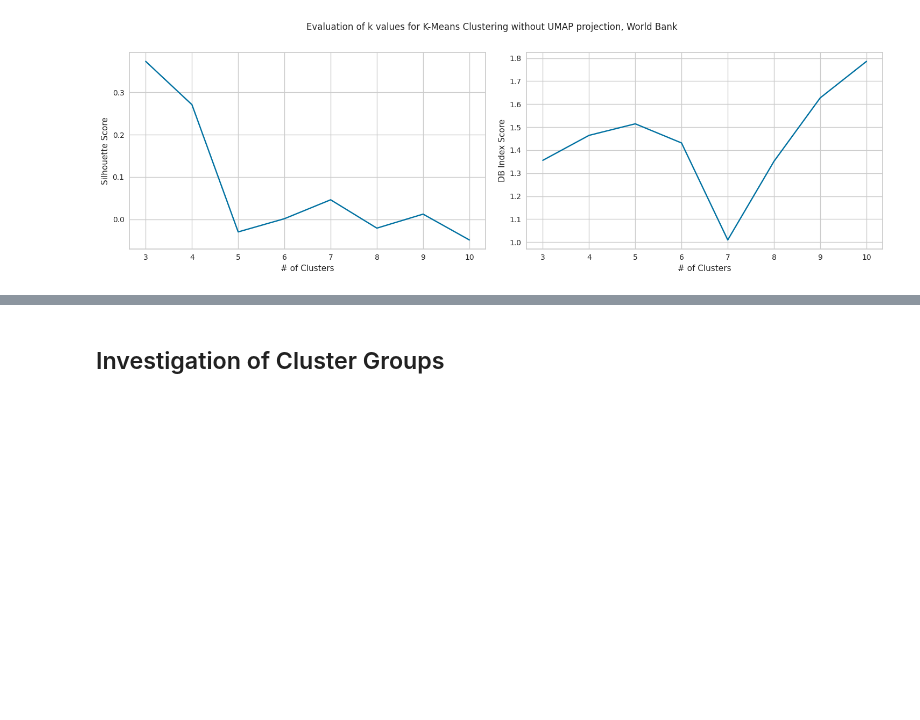
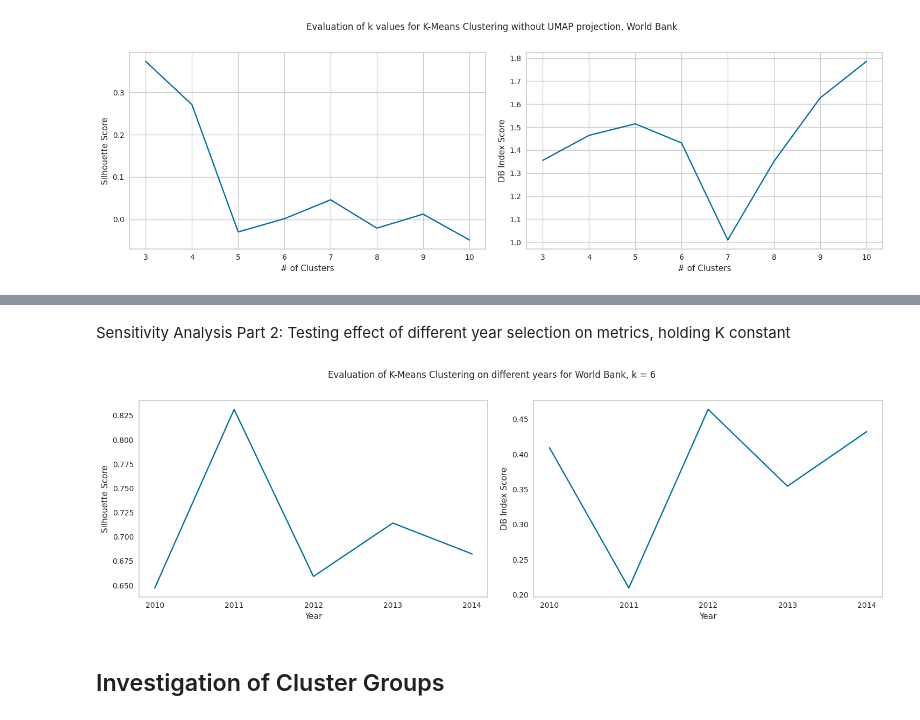
Before and after one commit to JenShumway/MADS_MilestoneII, a Jupyter notebook: modeling_unsupervised/Modeling-Clustering.ipynb, the cells around one changed output, grey strips where cells are left out. Saved outputs shown, nothing was run; the diff lists cells and outputs as text; code cells hidden in the pictures; blank space fills up the shorter version.

Commit message:
Added onto sensitivity analysis for clustering

```diff
--- a/modeling_unsupervised/Modeling-Clustering.ipynb
+++ b/modeling_unsupervised/Modeling-Clustering.ipynb
@@ -138,6 +138,8 @@ df.head()
 | 4 | AUS | 2011 | 0.396130 | 0.390055 | 0.341161 | 0.802866 | ... |
 5 rows × 164 columns
 # %%
+original_df = df.copy()
+
 # Select year and drop country
 year = 2015
 df = df[df["Year"] == year]
@@ -244,12 +249,9 @@ print_scores(embeddings, kmeans.labels_)
 ### Cluster Visualization
 # %%
 # Visualize the clusters on UMAP projection and world map
-kmeans = KMeans(n_clusters=best_k, n_init=100, random_state=42)
-kmeans.fit(embeddings)
-
 params["method"] = "K-Means"
 params["scale"] = None
-viz_reduction(add_info_to_reduced(embeddings, df, kmeans.labels_), params) | world_map(
+viz_reduction(add_info_to_reduced(embeddings, df, best_labels), params) | world_map(
     kmeans.labels_, params
 )
 # %% [output]
@@ -330,6 +327,56 @@ params["method"] = "K-Means (Without UMAP)"
 world_map(kmeans.labels_, params)
 # %% [output]
 [interactive output not drawn]
+# %% [markdown]
+Sensitivity Analysis Part 2: Testing effect of different year selection on metrics, holding K constant
+# %%
+fig, (ax1, ax2) = plt.subplots(1, 2, figsize=(15, 5))
+
+score_s = []
+score_db = []
+
+year_range = range(2010, 2015)
+
+for year in year_range:
+    temp_X = original_df.copy()
+    temp_X = temp_X[temp_X["Year"] == year]
+    temp_X = temp_X.drop(columns=["Country", "Year", mm_ind])
+
+    temp_embeddings = umap.UMAP(
+        n_components=2,
+        n_neighbors=3,
+        min_dist=(0 if not OECD else 0.1),
+        random_state=42,
+    ).fit_transform(temp_X)
+
+    kmeans = KMeans(n_clusters=best_k, n_init=100, random_state=42)
+    kmeans.fit(temp_embeddings)
+
+    score_s.append(silhouette_score(temp_embeddings, kmeans.labels_))
+    score_db.append(davies_bouldin_score(temp_embeddings, kmeans.labels_))
+
+# Produce silhouette plot
+ax1.plot((year_range), score_s)
+ax1.set_xlabel("Year")
+ax1.set_ylabel("Silhouette Score")
+ax1.set_xticks(year_range)
+ax1.grid(False)
+
+ax2.plot((year_range), score_db)
+ax2.set_xlabel("Year")
+ax2.set_ylabel("DB Index Score")
+ax2.set_xticks(year_range)
+ax2.grid(False)
+
+fig.suptitle(
+    "Evaluation of K-Means Clustering on different years for {}, k = {}".format(
+        params["dataset"], best_k
+    ),
+    fontsize=12,
+)
+plt.tight_layout()
+# %% [output]
+[figure, added]
 # %% [markdown]
 ## Investigation of Cluster Groups
 # %%
```
Also changed, not shown: parts of 7 cells of this notebook.
